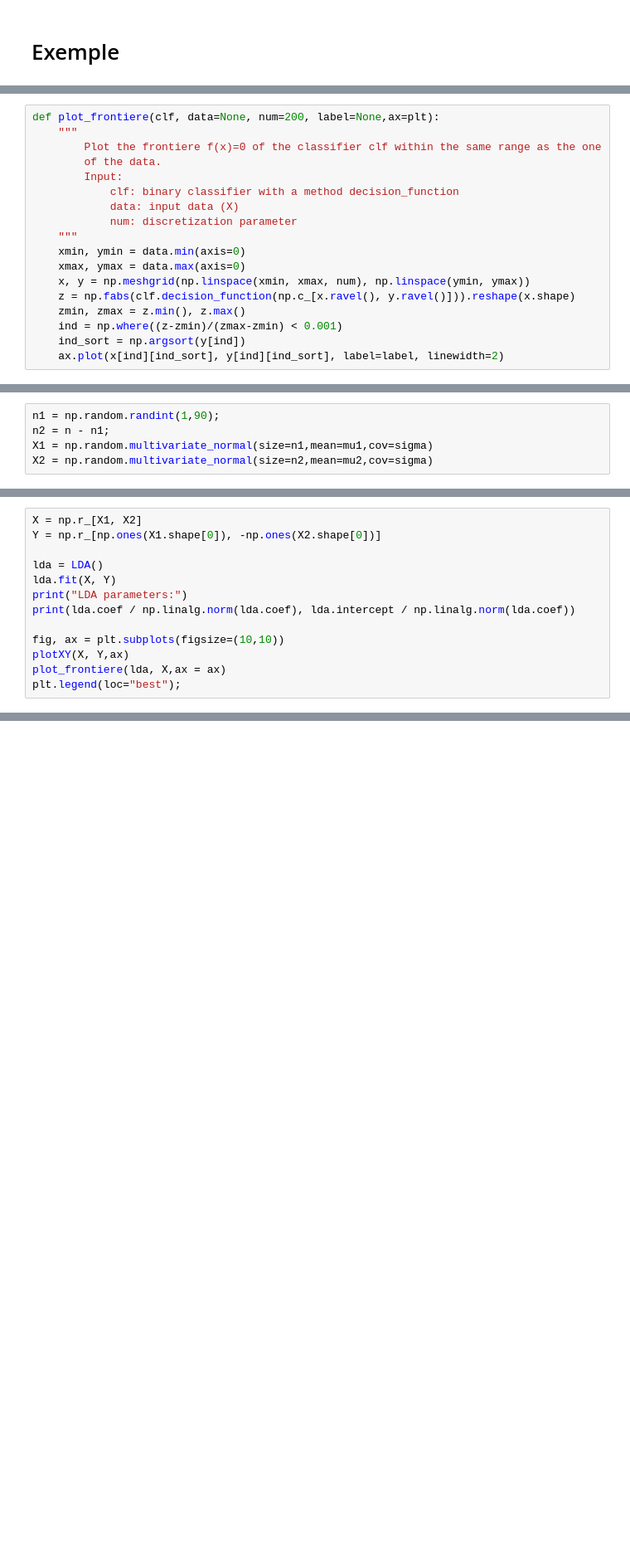
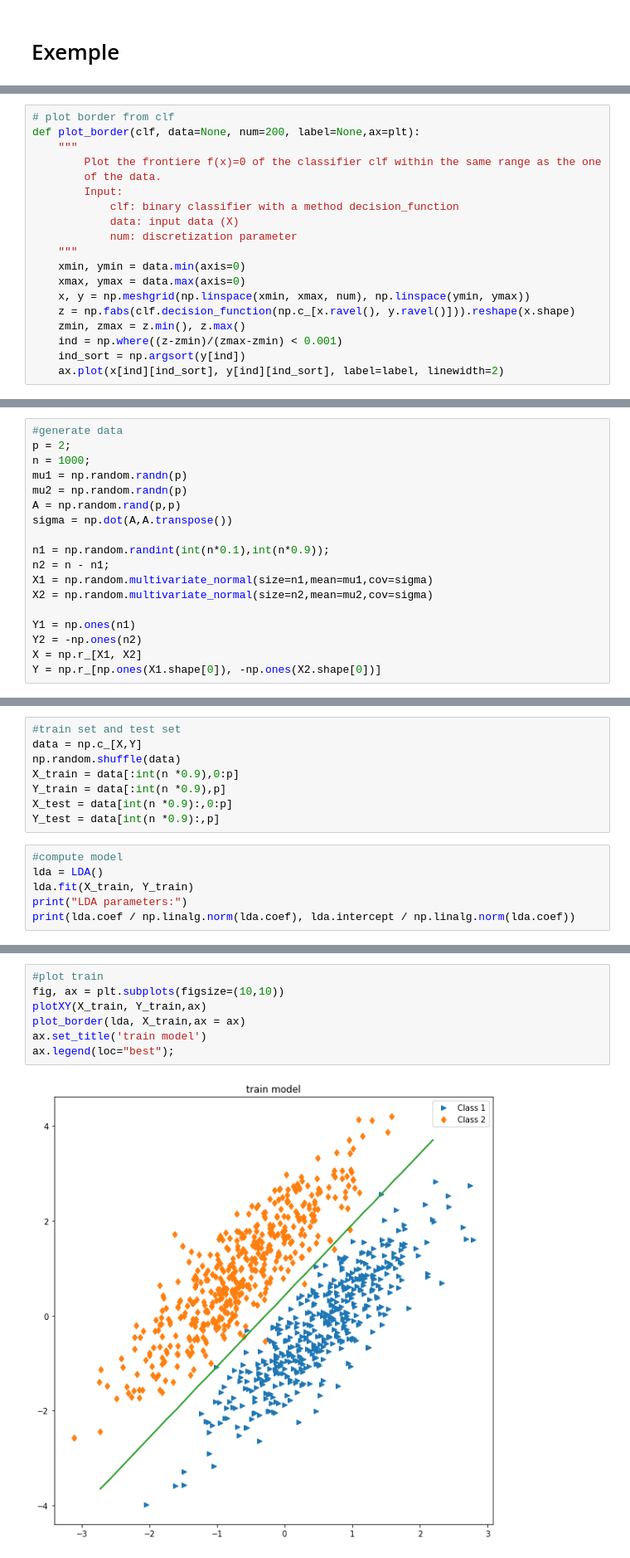
Before and after one commit to racousin/algorithms_basics_python, a Jupyter notebook: binary_classification/linear_discriminant_analysis.ipynb, the cells around one changed output, grey strips where cells are left out. Shown at 83% size. Cells and saved outputs as stored; diff of their text form; blank space fills up the shorter version.

```diff
--- a/binary_classification/linear_discriminant_analysis.ipynb
+++ b/binary_classification/linear_discriminant_analysis.ipynb
@@ -84,5 +91,6 @@ class LDA(BaseEstimator, LinearClassifierMixin):
 # %%
-def plot_frontiere(clf, data=None, num=200, label=None,ax=plt):
+# plot border from clf
+def plot_border(clf, data=None, num=200, label=None,ax=plt):
     """
         Plot the frontiere f(x)=0 of the classifier clf within the same range as the one
         of the data.
@@ -116,5 +135,18 @@ sigma = np.dot(A,A.transpose())
 # %%
-n1 = np.random.randint(1,90);
+#generate data
+p = 2;
+n = 1000;
+mu1 = np.random.randn(p)
+mu2 = np.random.randn(p)
+A = np.random.rand(p,p)
+sigma = np.dot(A,A.transpose())
+
+n1 = np.random.randint(int(n*0.1),int(n*0.9));
 n2 = n - n1;
 X1 = np.random.multivariate_normal(size=n1,mean=mu1,cov=sigma)
 X2 = np.random.multivariate_normal(size=n2,mean=mu2,cov=sigma)
+
+Y1 = np.ones(n1)
+Y2 = -np.ones(n2)
+X = np.r_[X1, X2]
+Y = np.r_[np.ones(X1.shape[0]), -np.ones(X2.shape[0])]
@@ -124,15 +153,16 @@ Y2 = -np.ones(n2)
+# %%
+#train set and test set
+data = np.c_[X,Y]
+np.random.shuffle(data)
+X_train = data[:int(n *0.9),0:p]
+Y_train = data[:int(n *0.9),p]
+X_test = data[int(n *0.9):,0:p]
+Y_test = data[int(n *0.9):,p]
 # %%
-X = np.r_[X1, X2]
-Y = np.r_[np.ones(X1.shape[0]), -np.ones(X2.shape[0])]
-
+#compute model
 lda = LDA()
-lda.fit(X, Y)
+lda.fit(X_train, Y_train)
 print("LDA parameters:")
 print(lda.coef / np.linalg.norm(lda.coef), lda.intercept / np.linalg.norm(lda.coef))
-
-fig, ax = plt.subplots(figsize=(10,10))
-plotXY(X, Y,ax)
-plot_frontiere(lda, X,ax = ax)
-plt.legend(loc="best");
 # %% [output]
 LDA parameters:
@@ -140,0 +170,9 @@ LDA parameters:
+# %%
+#plot train
+fig, ax = plt.subplots(figsize=(10,10))
+plotXY(X_train, Y_train,ax)
+plot_border(lda, X_train,ax = ax)
+ax.set_title('train model')
+ax.legend(loc="best");
+# %% [output]
+[figure, added]
```
Also changed, not shown: parts of 13 cells of this notebook.
